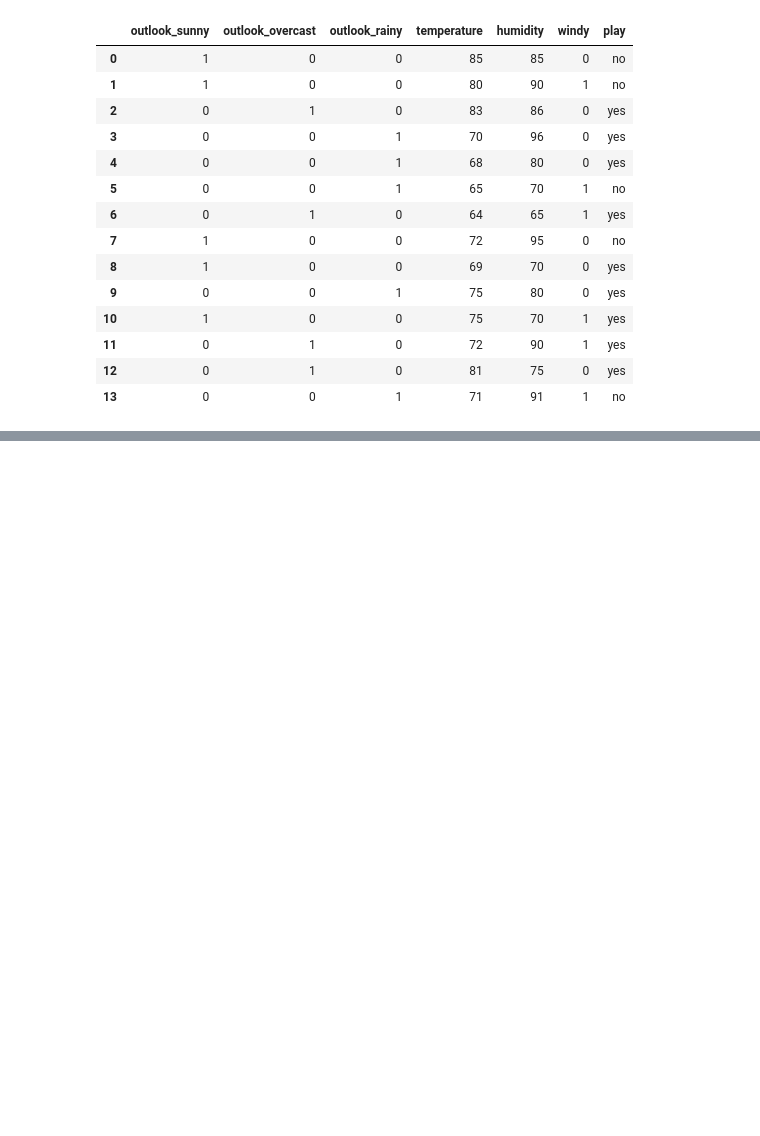
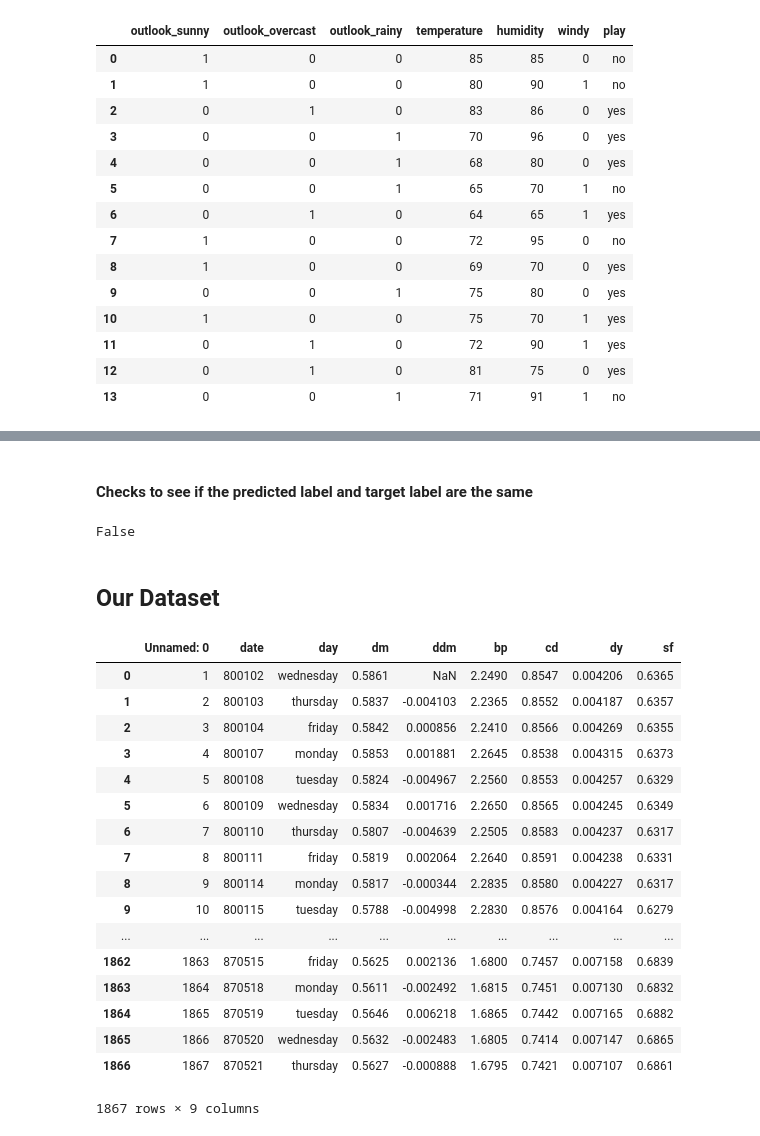
Before and after one commit to HexRoy/CSC310-A3, a Jupyter notebook: Notebook.ipynb, the cells around one changed output, grey strips where cells are left out. Saved outputs shown, nothing was run; the diff lists cells and outputs as text; code cells hidden in the pictures; blank space fills up the shorter version.

```diff
--- a/Notebook.ipynb
+++ b/Notebook.ipynb
@@ -27,0 +129,31 @@ tennis_dtree = tree.DecisionTreeClassifier(criterion='entropy')
+# %% [markdown]
+#### Checks to see if the predicted label and target label are the same
+# %%
+predicted_labels.equals(tennis_categorical)
+# %% [output]
+False
+# %% [markdown]
+## Our Dataset
+# %%
+df = pd.read_csv('Garch.csv')
+# %%
+df
+# %% [output]
+|  | Unnamed: 0 | date | day | dm | ddm | bp | cd | dy | sf |
+| 0 | 1 | 800102 | wednesday | 0.5861 | NaN | 2.2490 | 0.8547 | 0.004206 | 0.6365 |
+| 1 | 2 | 800103 | thursday | 0.5837 | -0.004103 | 2.2365 | 0.8552 | 0.004187 | 0.6357 |
+| 2 | 3 | 800104 | friday | 0.5842 | 0.000856 | 2.2410 | 0.8566 | 0.004269 | 0.6355 |
+| 3 | 4 | 800107 | monday | 0.5853 | 0.001881 | 2.2645 | 0.8538 | 0.004315 | 0.6373 |
+| 4 | 5 | 800108 | tuesday | 0.5824 | -0.004967 | 2.2560 | 0.8553 | 0.004257 | 0.6329 |
+| 5 | 6 | 800109 | wednesday | 0.5834 | 0.001716 | 2.2650 | 0.8565 | 0.004245 | 0.6349 |
+| 6 | 7 | 800110 | thursday | 0.5807 | -0.004639 | 2.2505 | 0.8583 | 0.004237 | 0.6317 |
+| 7 | 8 | 800111 | friday | 0.5819 | 0.002064 | 2.2640 | 0.8591 | 0.004238 | 0.6331 |
+| 8 | 9 | 800114 | monday | 0.5817 | -0.000344 | 2.2835 | 0.8580 | 0.004227 | 0.6317 |
+| 9 | 10 | 800115 | tuesday | 0.5788 | -0.004998 | 2.2830 | 0.8576 | 0.004164 | 0.6279 |
+| ... | ... | ... | ... | ... | ... | ... | ... | ... | ... |
+| 1862 | 1863 | 870515 | friday | 0.5625 | 0.002136 | 1.6800 | 0.7457 | 0.007158 | 0.6839 |
+| 1863 | 1864 | 870518 | monday | 0.5611 | -0.002492 | 1.6815 | 0.7451 | 0.007130 | 0.6832 |
+| 1864 | 1865 | 870519 | tuesday | 0.5646 | 0.006218 | 1.6865 | 0.7442 | 0.007165 | 0.6882 |
+| 1865 | 1866 | 870520 | wednesday | 0.5632 | -0.002483 | 1.6805 | 0.7414 | 0.007147 | 0.6865 |
+| 1866 | 1867 | 870521 | thursday | 0.5627 | -0.000888 | 1.6795 | 0.7421 | 0.007107 | 0.6861 |
+1867 rows × 9 columns
```
Also changed, not shown: parts of 19 cells of this notebook, 2 other files.
